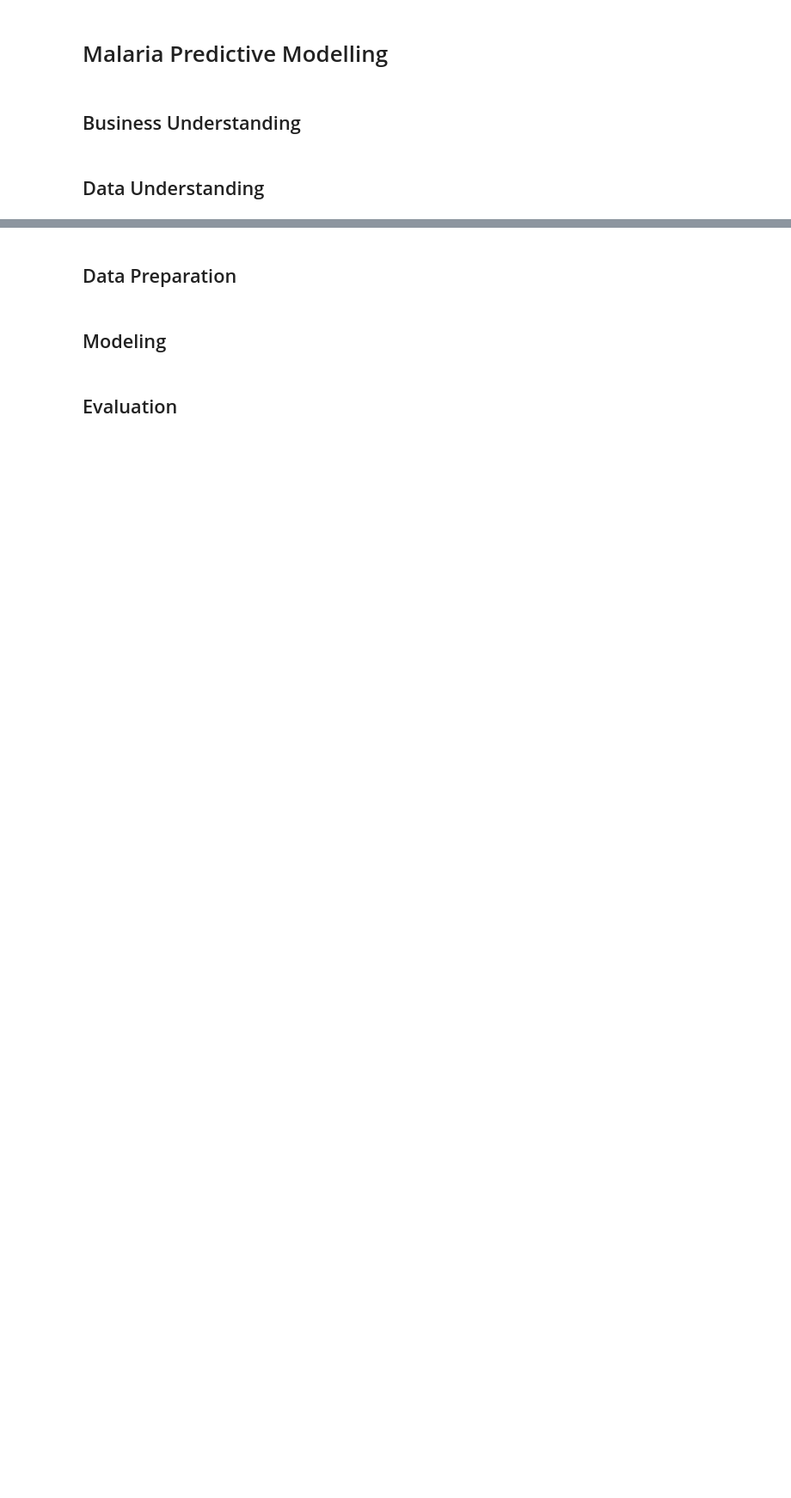
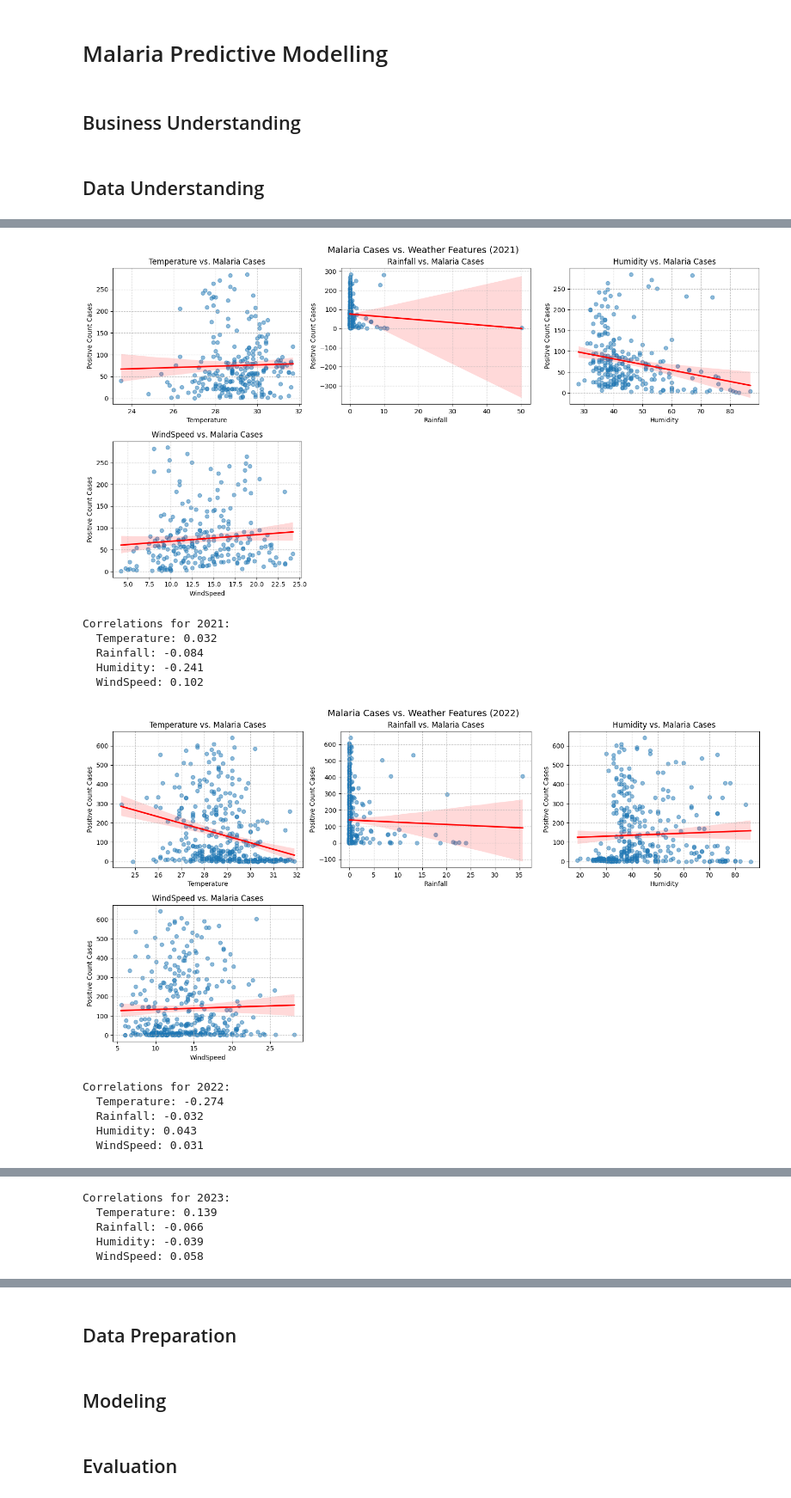
Before and after one commit to H-Rumenya/Malaria-Predictive-Model, a Jupyter notebook: Malaria_Predictive_Model.ipynb, the cells around one changed output, grey strips where cells are left out. Shown at 86% size. Cells and saved outputs as stored; diff of their text form; code cells hidden in the pictures; blank space fills up the shorter version.

```diff
--- a/Malaria_Predictive_Model.ipynb
+++ b/Malaria_Predictive_Model.ipynb
@@ -8,0 +208,62 @@
+# %%
+# Extract year from Date
+data['Year'] = data['Date'].dt.year
+
+# Define features (exclude 'Positive_Count_cases' as it's the y-variable)
+features = ['Temperature', 'Rainfall', 'Humidity', 'WindSpeed']
+
+# Get unique years
+years = sorted(data['Year'].unique())  # e.g., [2021, 2022, 2023, 2024]
+
+# Loop over each year
+for year in years:
+    # Filter data for the current year (use 'data' instead of 'data_years')
+    data_year = data[data['Year'] == year].copy()  # Use .copy() to avoid warnings
+
+    if len(data_year) == 0:
+        print(f"No data for year {year}")
+        continue
+
+    # Create a 2x3 subplot grid (6 axes to fit 4 features + extras)
+    fig, axes = plt.subplots(nrows=2, ncols=3, figsize=(15, 8))
+    fig.suptitle(f'Malaria Cases vs. Weather Features ({year})', fontsize=14)
+
+    # Flatten axes for iteration
+    axes = axes.flatten()
+
+    # Plot each feature vs. Positive_Count_cases
+    for i, feature in enumerate(features):
+        sns.regplot(x=feature, y='Positive_Count_cases', data=data_year, ax=axes[i],
+                    scatter_kws={'alpha': 0.5}, line_kws={'color': 'red'})
+        axes[i].set_title(f'{feature} vs. Malaria Cases')
+        axes[i].set_xlabel(feature)
+        axes[i].set_ylabel('Positive Count Cases')
+        axes[i].grid(True, linestyle='--', alpha=0.7)
+
+    # Hide unused subplots (e.g., axes[4] and axes[5])
+    for i in range(len(features), len(axes)):
+        axes[i].axis('off')
+
+    # Adjust layout
+    plt.tight_layout()
+    plt.subplots_adjust(top=0.92)  # Space for suptitle
+    plt.show()
+
+    print(f"\nCorrelations for {year}:")
+    for feature in features:
+        if feature in data_year.columns:
+            corr = data_year[feature].corr(data_year['Positive_Count_cases'])
+            print(f"  {feature}: {corr:.3f}")
+# %% [output]
+[figure, added]
+Correlations for 2021:
+  Temperature: 0.032
+  Rainfall: -0.084
+  Humidity: -0.241
+  WindSpeed: 0.102
+[figure, added]
+Correlations for 2022:
+  Temperature: -0.274
+  Rainfall: -0.032
+  Humidity: 0.043
+  WindSpeed: 0.031
@@ -8,0 +271,5 @@
+Correlations for 2023:
+  Temperature: 0.139
+  Rainfall: -0.066
+  Humidity: -0.039
+  WindSpeed: 0.058
```
Also changed, not shown: parts of 27 cells of this notebook.
